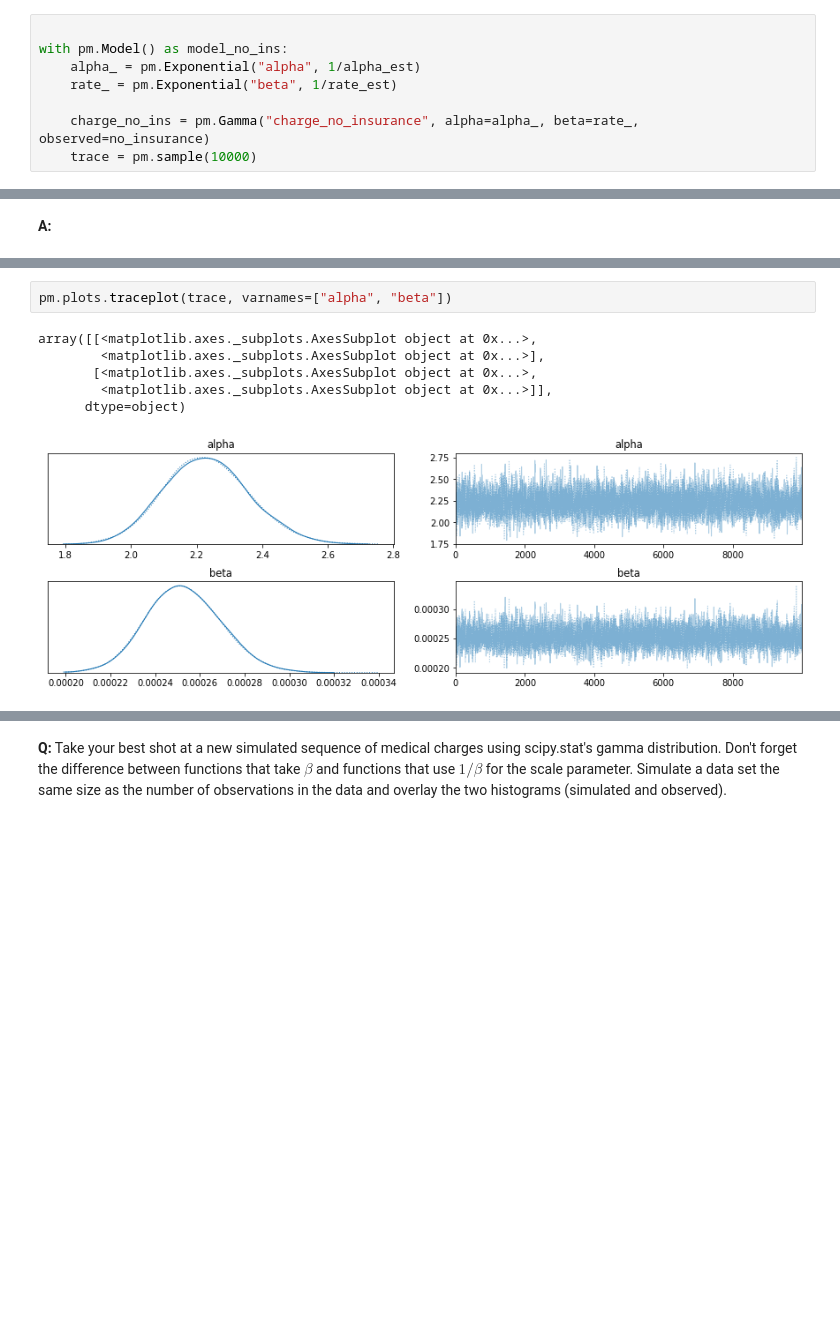
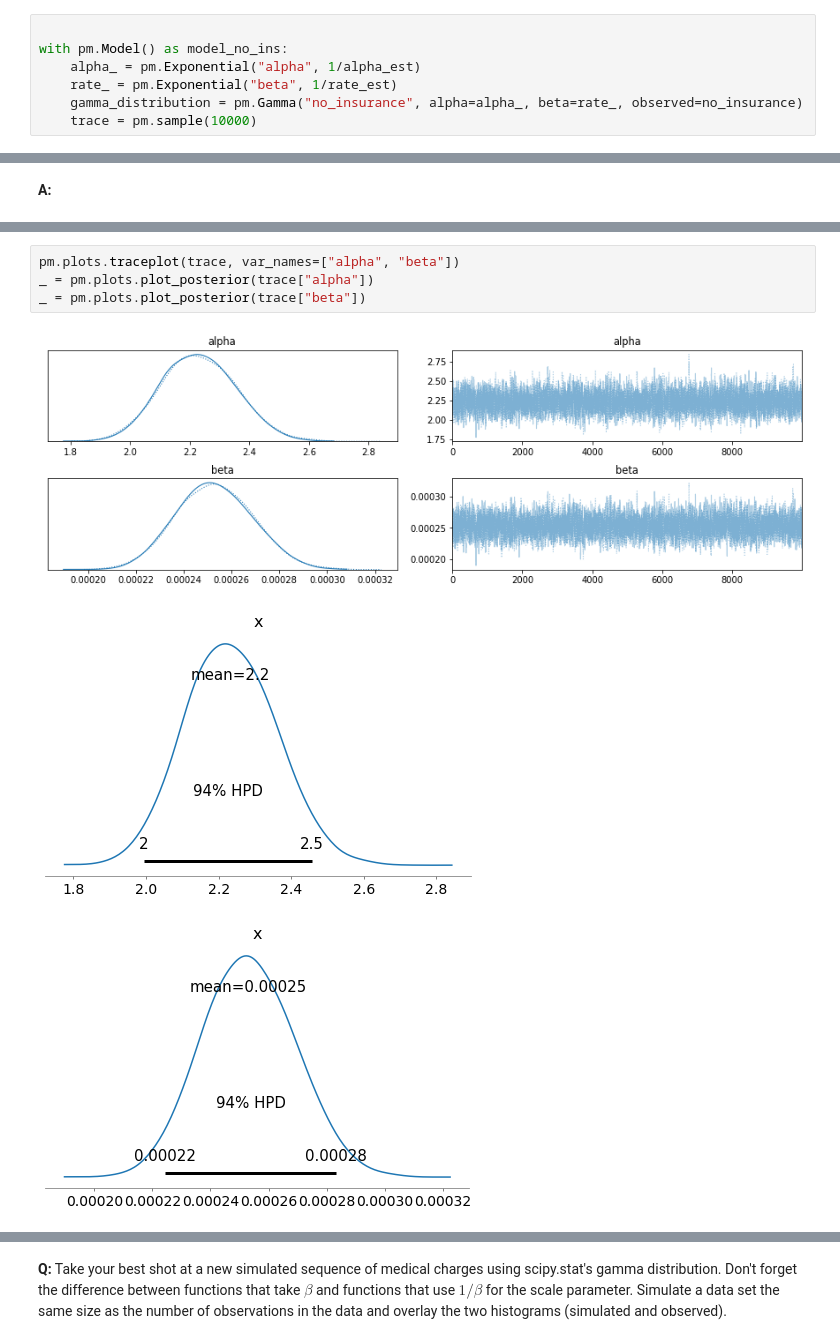
Before and after one commit to fysophia0302/Springboard, a Jupyter notebook: mini project/Bayesian_stats_Q6.28/inferential_statistics_3-Q.ipynb, the cells around one changed output, grey strips where cells are left out. Saved outputs shown, nothing was run; the diff lists cells and outputs as text; blank space fills up the shorter version.

```diff
--- a/mini project/Bayesian_stats_Q6.28/inferential_statistics_3-Q.ipynb
+++ b/mini project/Bayesian_stats_Q6.28/inferential_statistics_3-Q.ipynb
@@ -104,8 +104,7 @@ __A:__
 with pm.Model() as model_no_ins:
     alpha_ = pm.Exponential("alpha", 1/alpha_est)
     rate_ = pm.Exponential("beta", 1/rate_est)
-
-    charge_no_ins = pm.Gamma("charge_no_insurance", alpha=alpha_, beta=rate_, observed=no_insurance)
+    gamma_distribution = pm.Gamma("no_insurance", alpha=alpha_, beta=rate_, observed=no_insurance)
     trace = pm.sample(10000)
 # %% [output]
 Auto-assigning NUTS sampler...
@@ -159,9 +174,8 @@ __A:__
 # %%
-pm.plots.traceplot(trace, varnames=["alpha", "beta"])
+pm.plots.traceplot(trace, var_names=["alpha", "beta"])
+_ = pm.plots.plot_posterior(trace["alpha"])
+_ = pm.plots.plot_posterior(trace["beta"])
 # %% [output]
-array([[<matplotlib.axes._subplots.AxesSubplot object at 0x...>,
-        <matplotlib.axes._subplots.AxesSubplot object at 0x...>],
-       [<matplotlib.axes._subplots.AxesSubplot object at 0x...>,
-        <matplotlib.axes._subplots.AxesSubplot object at 0x...>]],
-      dtype=object)
-[figure, old version]
+[figure, new version]
+[figure, added]
+[figure, added]
```
Also changed, not shown: parts of 9 cells of this notebook.
